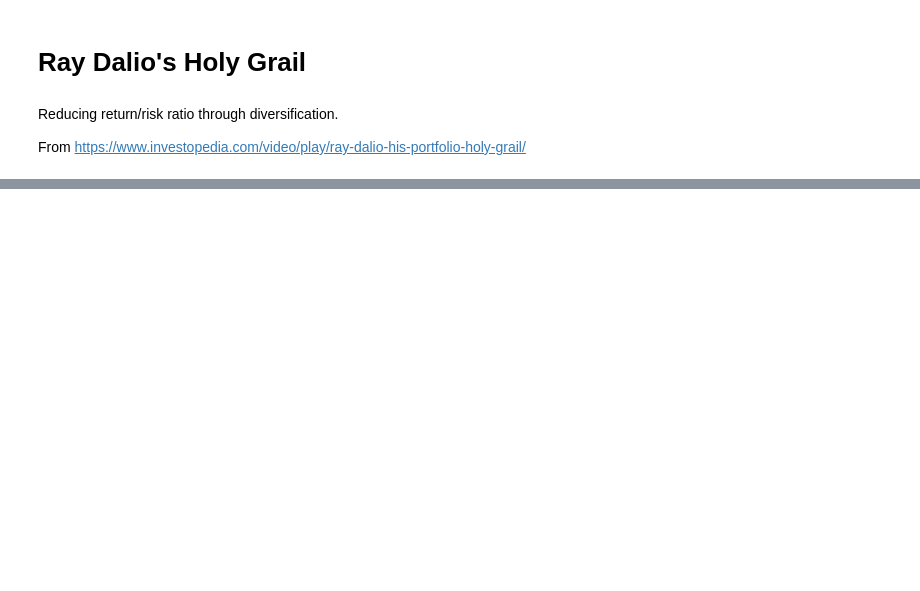
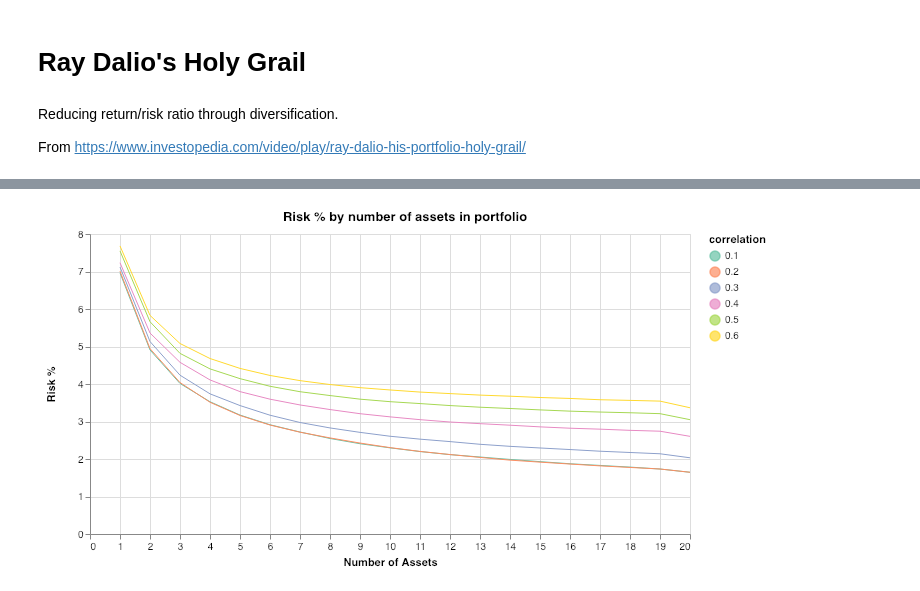
Before and after one commit to lambdaclass/finance_playground, a Jupyter notebook: notebooks/diversification-dalio-holy-grail.ipynb, the cells around one changed output, grey strips where cells are left out. Saved outputs shown, nothing was run; the diff lists cells and outputs as text; code cells hidden in the pictures; blank space fills up the shorter version.

```diff
--- a/notebooks/diversification-dalio-holy-grail.ipynb
+++ b/notebooks/diversification-dalio-holy-grail.ipynb
@@ -137,0 +93,4 @@ points + lines
+# %%
+plot_risk_level(simulated_data, 7)
+# %% [output]
+[figure, added]
```
Also changed, not shown: parts of 8 cells of this notebook.
